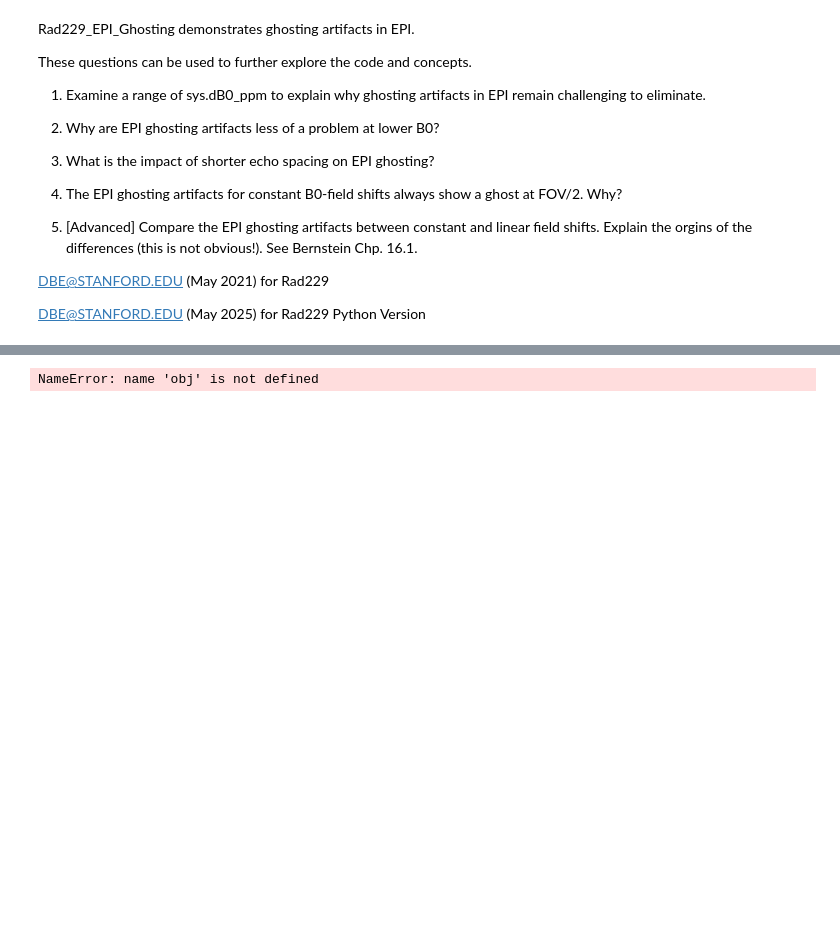
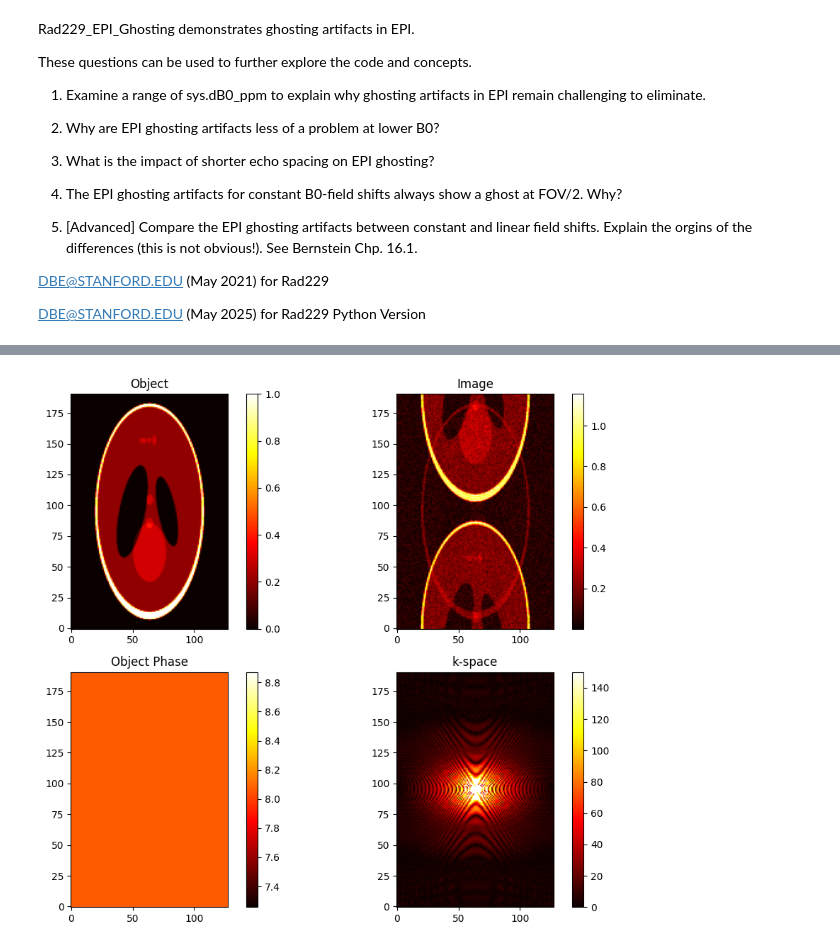
Before and after one commit to mribri999/MRSignalsSeqs, a Jupyter notebook: Python/Rad229_EPI_Ghosting_Demo.ipynb, the cells around one changed output, grey strips where cells are left out. Cells and saved outputs as stored; diff of their text form; code cells hidden in the pictures; blank space fills up the shorter version.

```diff
--- a/Python/Rad229_EPI_Ghosting_Demo.ipynb
+++ b/Python/Rad229_EPI_Ghosting_Demo.ipynb
@@ -82,19 +81,51 @@ plt.show()
 # %%
 # Even echoes see +phs; odd echoes see -phs
 obj_pos_phase = phantom * np.exp(+1j * phase_off)
 obj_neg_phase = phantom * np.exp(-1j * phase_off)
 
 # Simulate EPI readout: even and odd k-space lines
 kspc_odd = np.fft.fftshift(np.fft.fft2(obj_pos_phase))
 kspc_even = np.fft.fftshift(np.fft.fft2(obj_neg_phase))
 
 # Interleave odd and even lines
 kspc = np.zeros_like(kspc_even, dtype=complex)
 kspc[0::2, :] = kspc_odd[0::2, :]
 kspc[1::2, :] = kspc_even[1::2, :]
 
 # Reconstruct the image and add some complex noise
 IM = np.fft.ifft2(np.fft.fftshift(kspc))
 IM += (np.random.randn(*IM.shape) + 1j * np.random.randn(*IM.shape)) / 25
+
+plt.figure(figsize=(10, 8))
+plt.colormaps()  # Just ensures colormaps are available
+plt.set_cmap('hot')  # Set colormap
+
+# Subplot 1: Object
+plt.subplot(2, 2, 1)
+plt.imshow(np.abs(phantom), aspect='equal', origin='lower')
+plt.title('Object')
+plt.colorbar()
+
+# Subplot 2: Image
+plt.subplot(2, 2, 2)
+plt.imshow(np.abs(IM), aspect='equal', origin='lower')
+plt.title('Image')
+plt.colorbar()
+
+# Subplot 3: Object Phase
+plt.subplot(2, 2, 3)
+plt.imshow(phase_off, aspect='equal', origin='lower')
+plt.title('Object Phase')
+plt.colorbar()
+
+# Subplot 4: k-space
+plt.subplot(2, 2, 4)
+plt.imshow(np.abs(kspc), aspect='equal', origin='lower')
+plt.title('k-space')
+plt.colorbar()
+plt.clim(0, 150)
+
+plt.tight_layout()
+plt.show()
 # %% [output]
-NameError: name 'obj' is not defined
+[figure, added]
```
Also changed, not shown: parts of 4 cells of this notebook, 21 other files.
